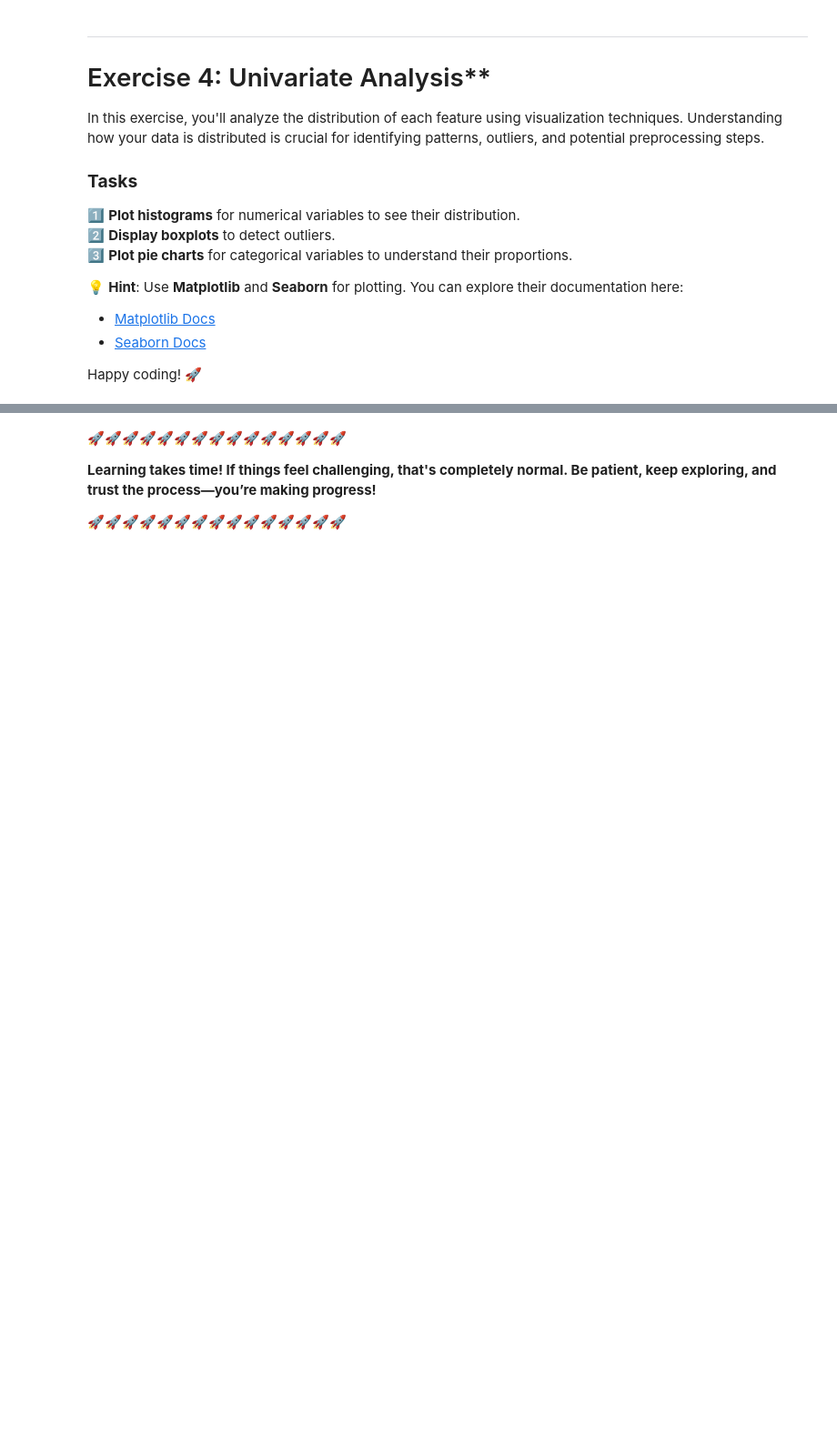
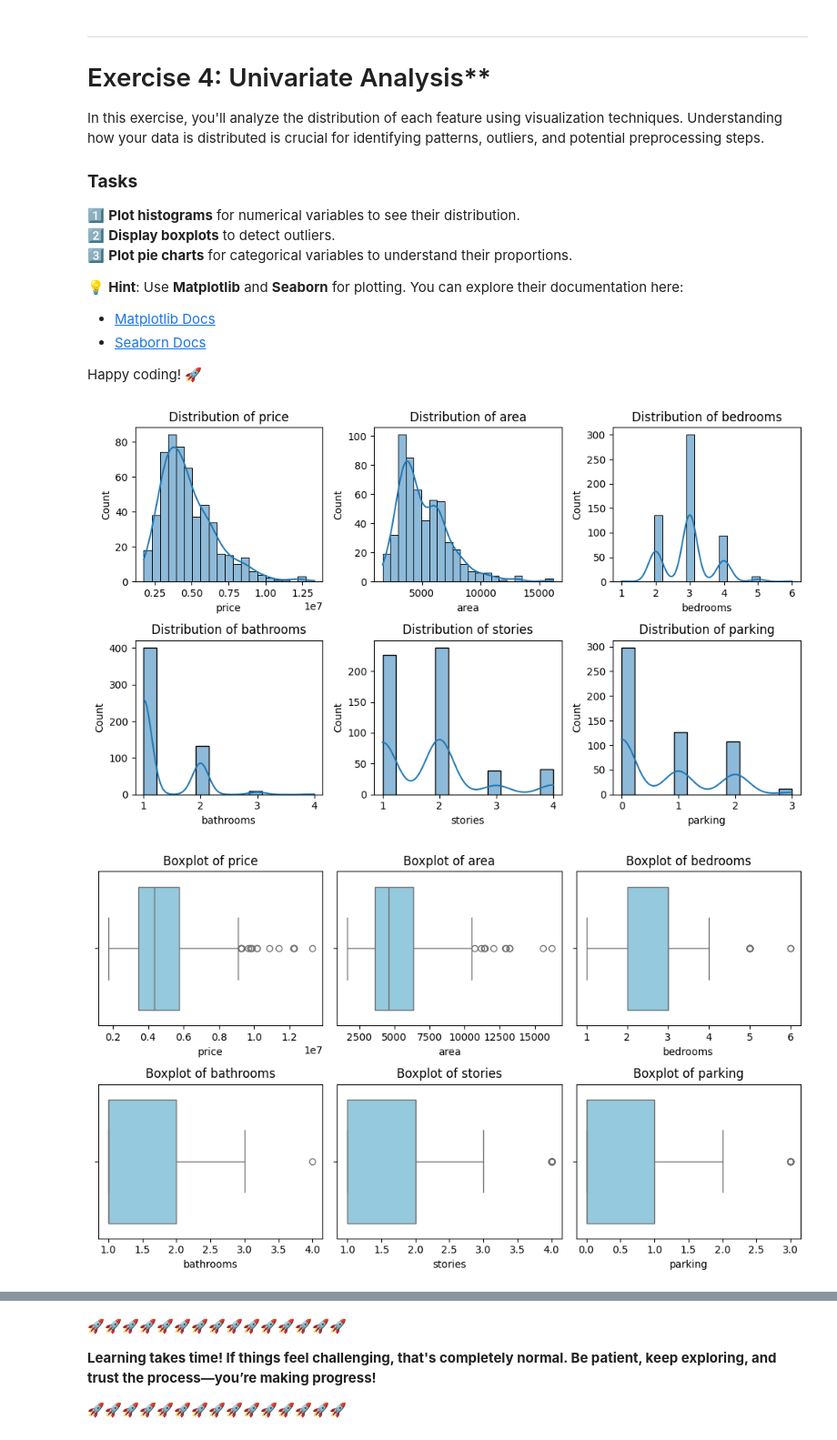
Before and after one commit to aymanelfadl/Entry-Level-ML-Engineer-Bootcamp, a Jupyter notebook: week01/notebook.ipynb, the cells around one changed output, grey strips where cells are left out. Shown at 91% size. Drawn from its saved outputs; the diff is of its cells as text; code cells hidden in the pictures; blank space fills up the shorter version.

```diff
--- a/week01/notebook.ipynb
+++ b/week01/notebook.ipynb
@@ -450,0 +449,38 @@ Happy coding! 🚀
+# %%
+import matplotlib.pyplot as plt
+import seaborn as sb
+
+plt.figure(figsize=(10, 6))
+
+numerical_columns = df.select_dtypes(include=[np.number]).columns
+
+for pos, col in enumerate(numerical_columns):
+    plt.subplot(2, 3, pos + 1)
+    sb.histplot(df[col], kde=True)
+    plt.title(f'Distribution of {col}')
+plt.tight_layout()
+plt.savefig("histplot")
+plt.show()
+
+plt.figure(figsize=(10, 6))
+for pos, col in enumerate(numerical_columns):
+    plt.subplot(2, 3, pos+1)
+    sb.boxplot(x = df[col], color='skyblue')
+    plt.title(f'Boxplot of {col}')
+plt.tight_layout()
+plt.savefig("boxplot_for each")
+plt.show()
+
+plt.figure(figsize=(10, 6))
+for pos, col in enumerate(object_columns):
+    plt.subplot(3, 3, pos + 1)
+    category_counts = df[col].value_counts()
+    plt.pie(category_counts, labels=category_counts.index, autopct='%1.1f%%', startangle=90)
+    plt.title(f'Pie Chart of {col}')
+    plt.ylabel('')
+plt.tight_layout()
+plt.savefig("piechartlot")
+plt.show()
+# %% [output]
+[figure, added]
+[figure, added]
```
Also changed, not shown: parts of 2 cells of this notebook, 3 other files.
